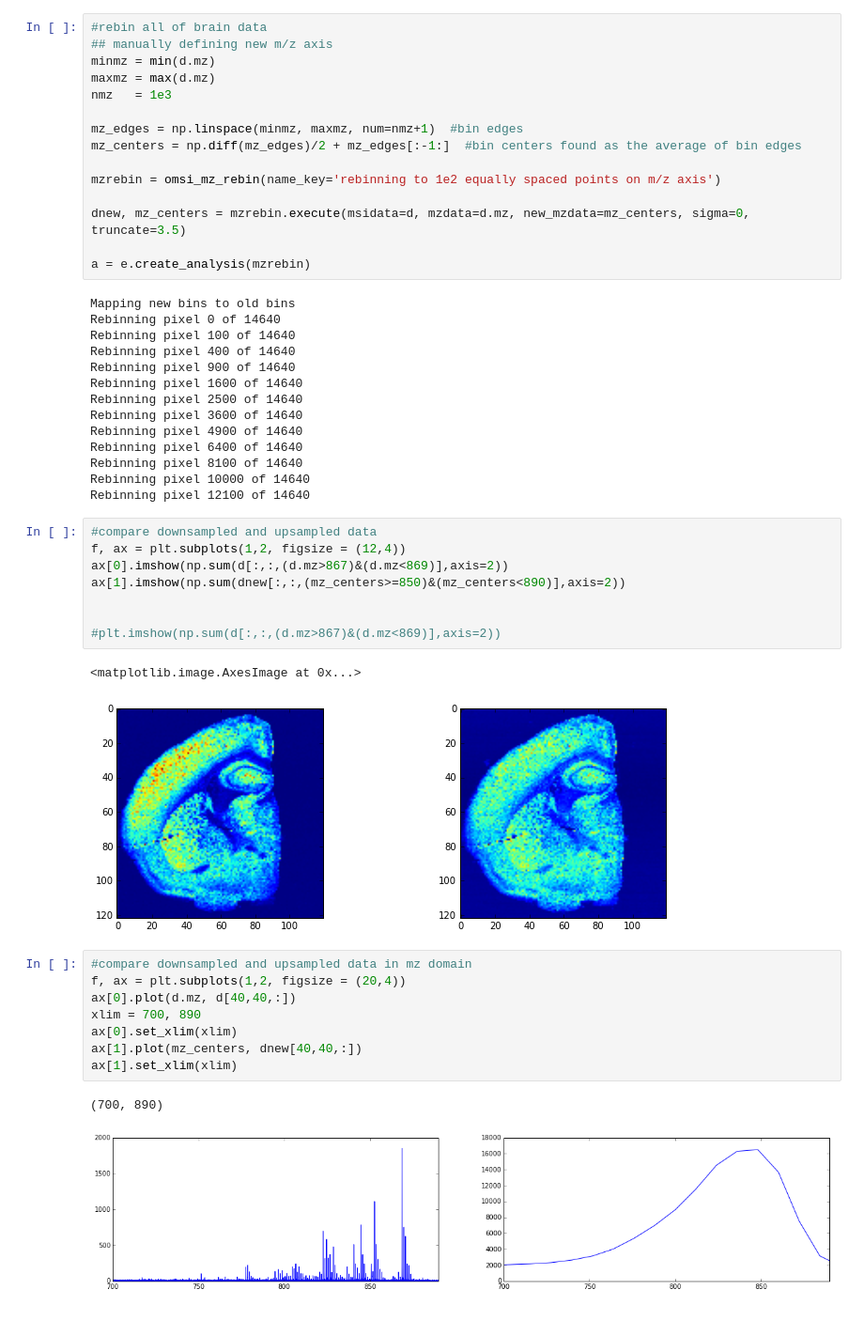
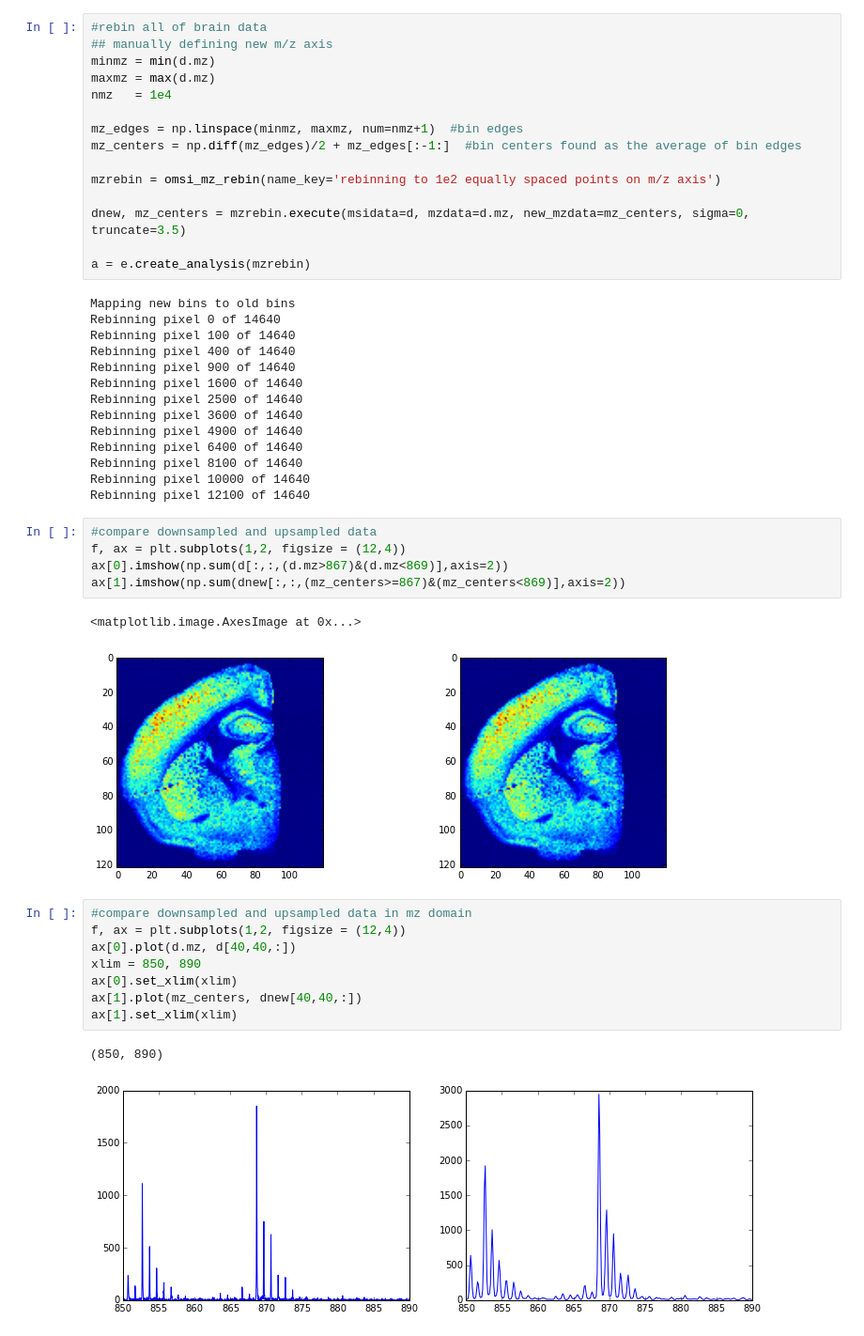
Before and after one commit to biorack/BASTet, a Jupyter notebook: omsi/examples/ipythonNotebooks/omsi_mz_rebin.ipynb, the cells around one changed output. Shown at 94% size. Drawn from its saved outputs; the diff is of its cells as text.

```diff
--- a/omsi/examples/ipythonNotebooks/omsi_mz_rebin.ipynb
+++ b/omsi/examples/ipythonNotebooks/omsi_mz_rebin.ipynb
@@ -36,7 +36,7 @@ print d.shape
 ## manually defining new m/z axis
 minmz = min(d.mz)
 maxmz = max(d.mz)
-nmz   = 1e3
+nmz   = 1e4
 
 mz_edges = np.linspace(minmz, maxmz, num=nmz+1)  #bin edges
 mz_centers = np.diff(mz_edges)/2 + mz_edges[:-1:]  #bin centers found as the average of bin edges
@@ -64,21 +64,18 @@ Rebinning pixel 12100 of 14640
 #compare downsampled and upsampled data
 f, ax = plt.subplots(1,2, figsize = (12,4))
 ax[0].imshow(np.sum(d[:,:,(d.mz>867)&(d.mz<869)],axis=2))
-ax[1].imshow(np.sum(dnew[:,:,(mz_centers>=850)&(mz_centers<890)],axis=2))
-
-
-#plt.imshow(np.sum(d[:,:,(d.mz>867)&(d.mz<869)],axis=2))
+ax[1].imshow(np.sum(dnew[:,:,(mz_centers>=867)&(mz_centers<869)],axis=2))
 # %% [output]
 <matplotlib.image.AxesImage at 0x...>
-[figure, old version]
+[figure, new version]
 # %%
 #compare downsampled and upsampled data in mz domain
-f, ax = plt.subplots(1,2, figsize = (20,4))
+f, ax = plt.subplots(1,2, figsize = (12,4))
 ax[0].plot(d.mz, d[40,40,:])
-xlim = 700, 890
+xlim = 850, 890
 ax[0].set_xlim(xlim)
 ax[1].plot(mz_centers, dnew[40,40,:])
 ax[1].set_xlim(xlim)
 # %% [output]
-(700, 890)
+(850, 890)
-[figure, old version]
+[figure, new version]
```
